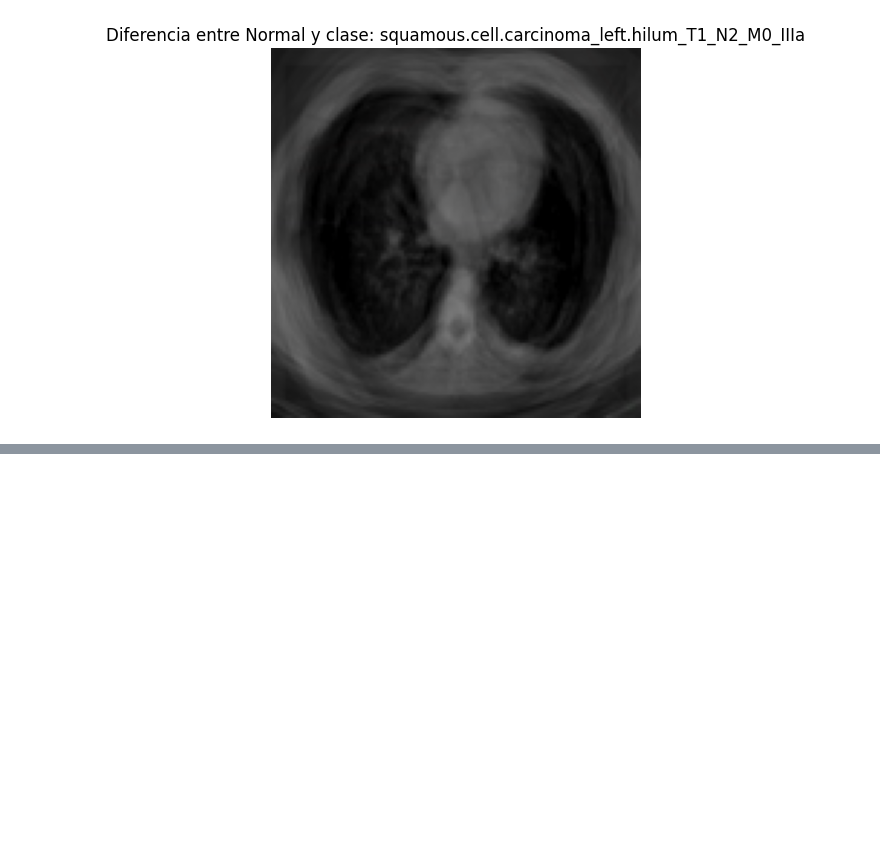
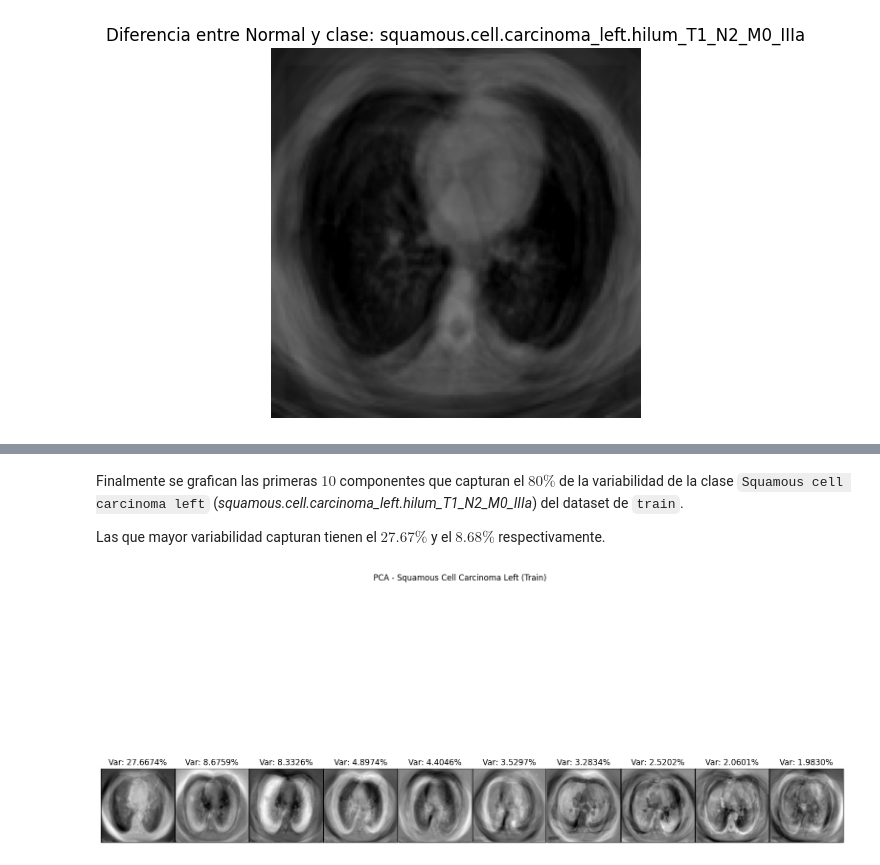
Before and after one commit to gasper-az/vision-computadora-II-trabajo-final, a Jupyter notebook: trabajo-final.ipynb, the cells around one changed output, grey strips where cells are left out. Cells and saved outputs as stored; diff of their text form; code cells hidden in the pictures; blank space fills up the shorter version.

```diff
--- a/trabajo-final.ipynb
+++ b/trabajo-final.ipynb
@@ -577,0 +640,8 @@ for i, ax in enumerate(axes.flat):
+# %% [markdown]
+Finalmente se grafican las primeras $10$ componentes que capturan el $80\%$ de la variabilidad de la clase `Squamous cell carcinoma left` (*squamous.cell.carcinoma_left.hilum_T1_N2_M0_IIIa*) del dataset de `train`.
+
+Las que mayor variabilidad capturan tienen el $27.67\%$ y el $8.68\%$ respectivamente.
+# %%
+pca_clase_3 = plot_eigenimages(dataloader=train_loader, classes_to_plot = [3], title="PCA - Squamous Cell Carcinoma Left (Train)")
+# %% [output]
+[figure, added]
```
Also changed, not shown: parts of 16 cells of this notebook.
